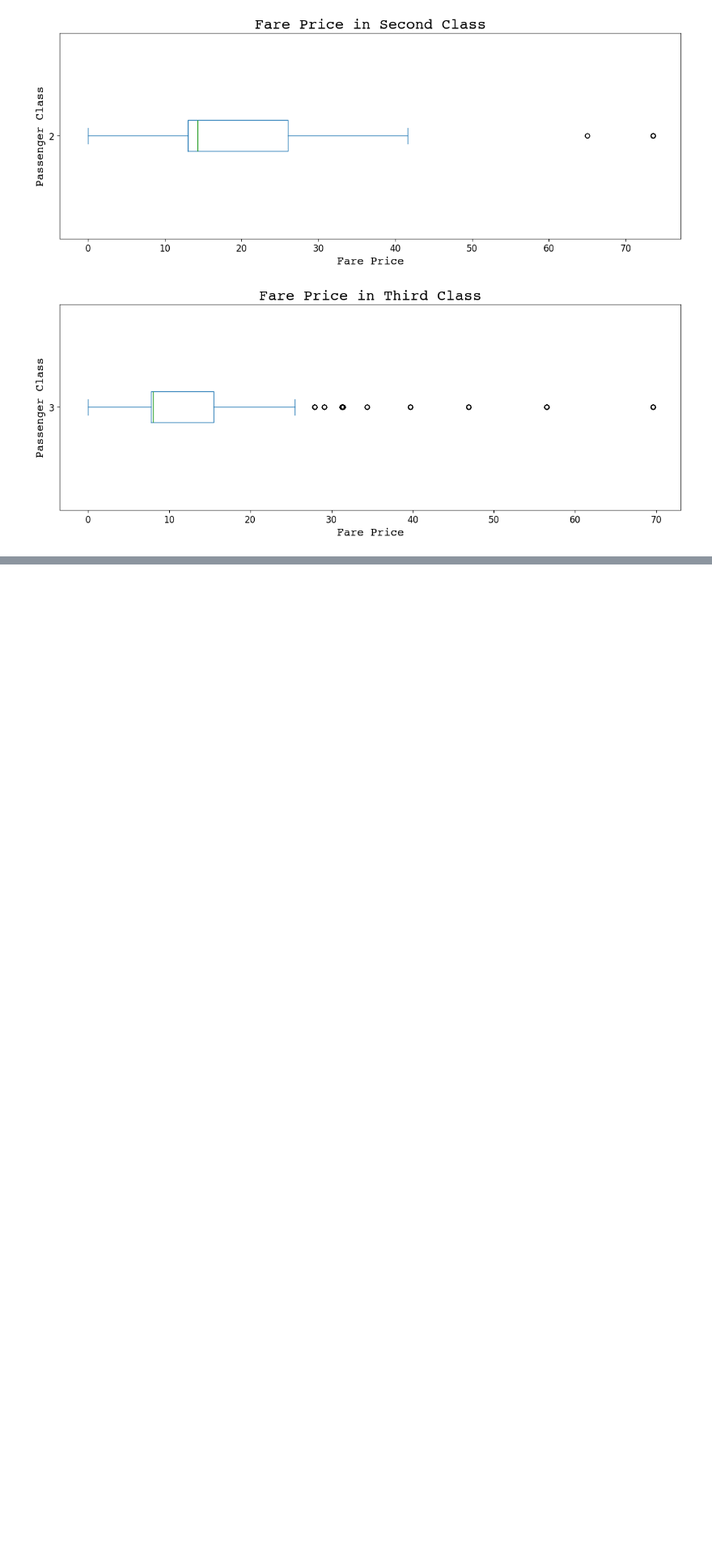
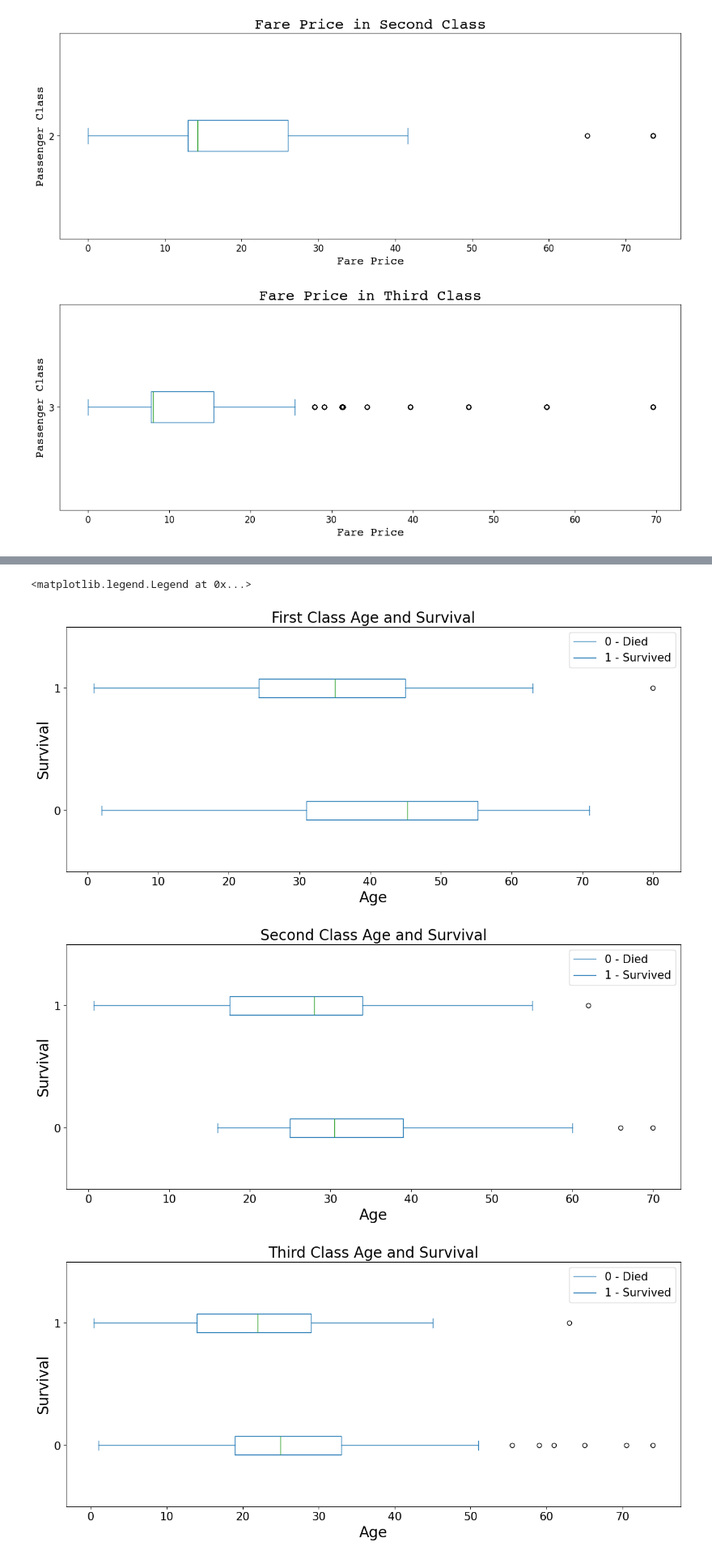
Before and after one commit to adalei1801/unit-3-data-science, a Jupyter notebook: 02_titanic.ipynb, the cells around one changed output, grey strips where cells are left out. Shown: that part at 81% size. Cells and saved outputs as stored; diff of their text form; code cells hidden in the pictures; blank space fills up the shorter version.

```diff
--- a/02_titanic.ipynb
+++ b/02_titanic.ipynb
@@ -96,0 +81,26 @@ age_info = titanic_df[titanic_df["Age"].notnull()]
+# %%
+titanic_df[titanic_df['Pclass'] == 1].plot.box(column='Age', by='Survived', vert=False, figsize=(15, 6), fontsize=15)
+
+plt.title("First Class Age and Survival", fontsize=20)
+plt.xlabel("Age", fontsize=20)
+plt.ylabel("Survival", fontsize=20)
+plt.legend(['0 - Died', '1 - Survived'], fontsize=15)
+
+titanic_df[titanic_df['Pclass'] == 2].plot.box(column='Age', by='Survived', vert=False, figsize=(15, 6), fontsize=15)
+
+plt.title("Second Class Age and Survival", fontsize=20)
+plt.xlabel("Age", fontsize=20)
+plt.ylabel("Survival", fontsize=20)
+plt.legend(['0 - Died', '1 - Survived'], fontsize=15)
+
+titanic_df[titanic_df['Pclass'] == 3].plot.box(column='Age', by='Survived', vert=False, figsize=(15, 6), fontsize=15)
+
+plt.title("Third Class Age and Survival", fontsize=20)
+plt.xlabel("Age", fontsize=20)
+plt.ylabel("Survival", fontsize=20)
+plt.legend(['0 - Died', '1 - Survived'], fontsize=15)
+# %% [output]
+<matplotlib.legend.Legend at 0x...>
+[figure, added]
+[figure, added]
+[figure, added]
```
Also changed, not shown: parts of 5 cells of this notebook.
